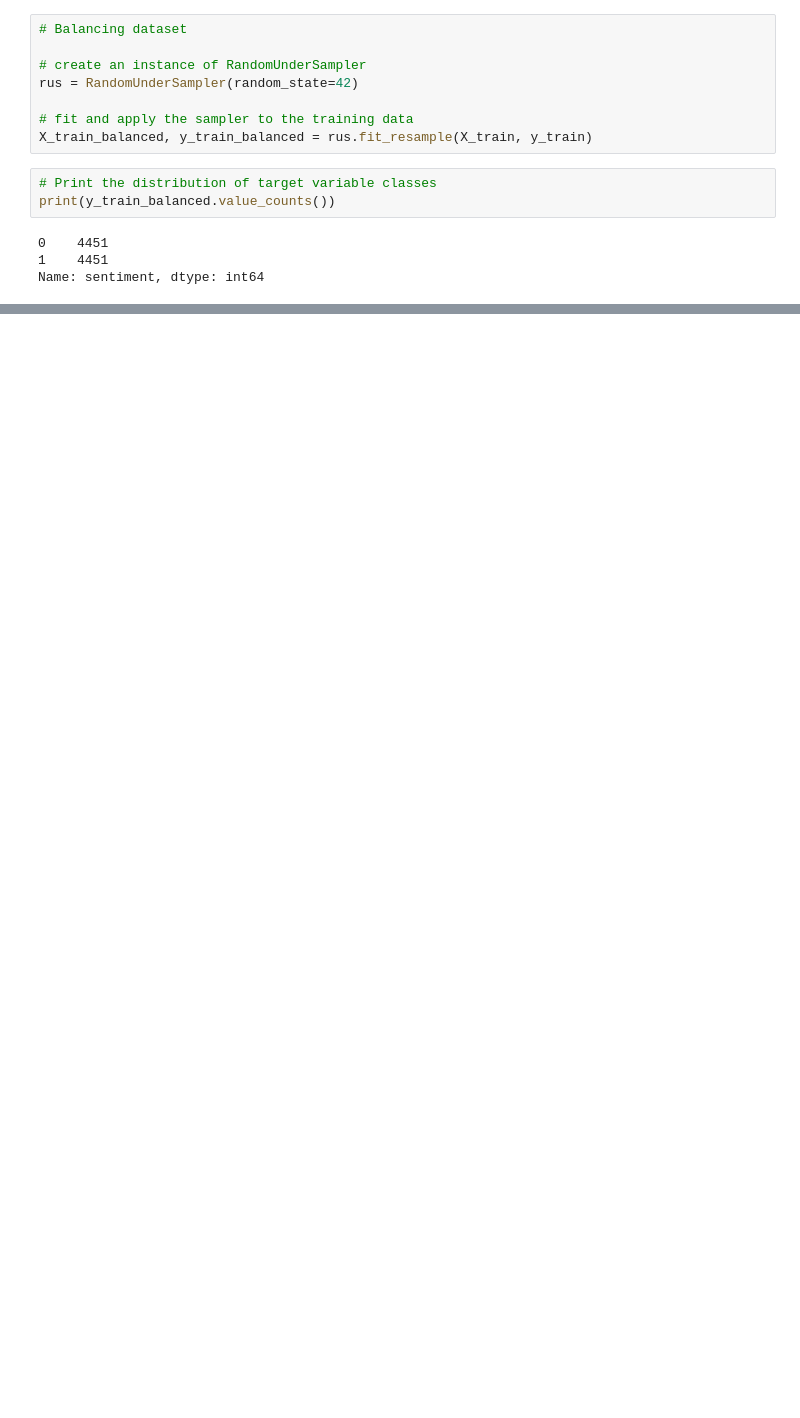
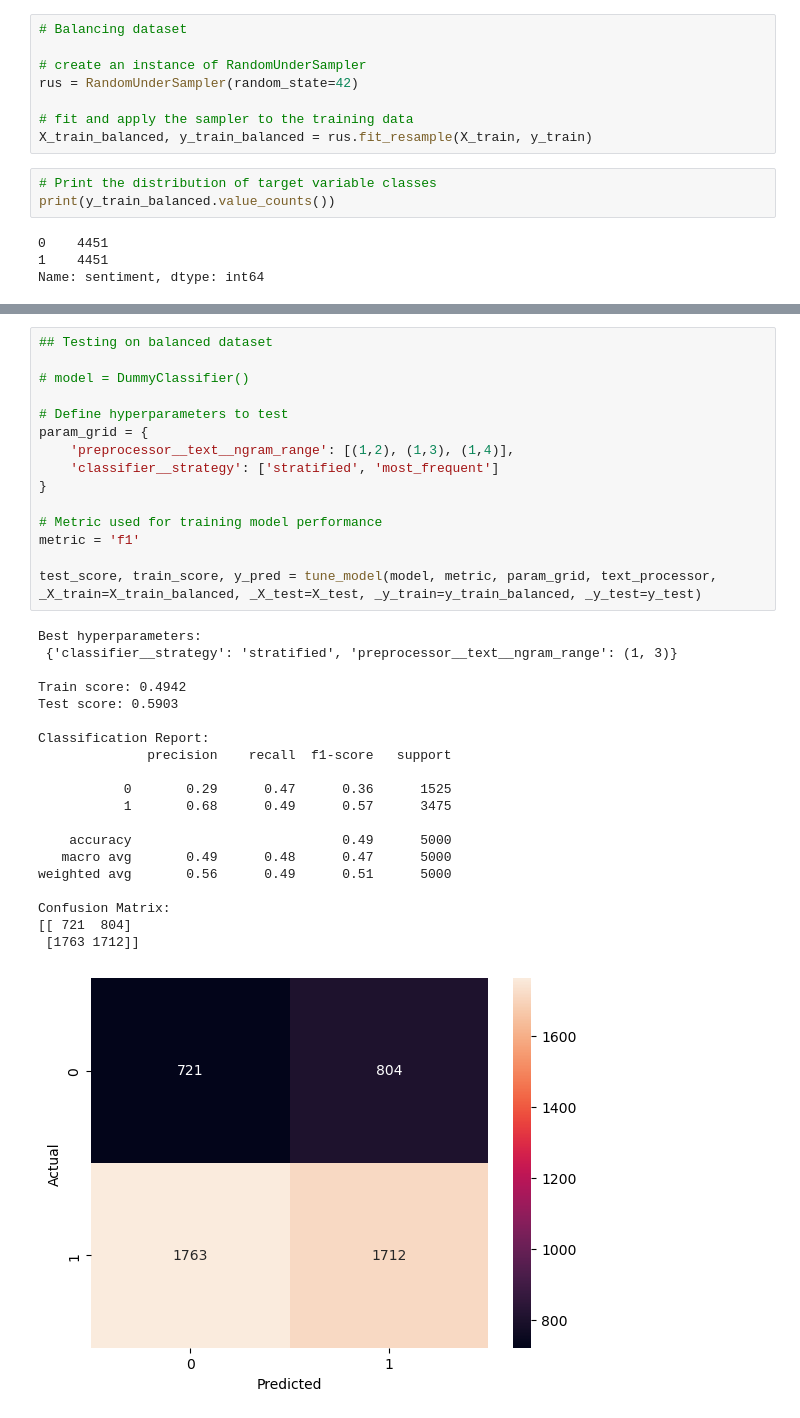
Before and after one commit to helenaglaring/AIML, a Jupyter notebook: AIML_drug_review.ipynb, the cells around one changed output, grey strips where cells are left out. Drawn from its saved outputs; the diff is of its cells as text; blank space fills up the shorter version.

```diff
--- a/AIML_drug_review.ipynb
+++ b/AIML_drug_review.ipynb
@@ -1565,0 +1443,36 @@ weighted avg       0.57      0.50      0.52      5000
+# %%
+## Testing on balanced dataset
+
+# model = DummyClassifier()
+
+# Define hyperparameters to test
+param_grid = {
+    'preprocessor__text__ngram_range': [(1,2), (1,3), (1,4)],
+    'classifier__strategy': ['stratified', 'most_frequent']
+}
+
+# Metric used for training model performance
+metric = 'f1'
+
+test_score, train_score, y_pred = tune_model(model, metric, param_grid, text_processor, _X_train=X_train_balanced, _X_test=X_test, _y_train=y_train_balanced, _y_test=y_test)
+# %% [output]
+Best hyperparameters:
+ {'classifier__strategy': 'stratified', 'preprocessor__text__ngram_range': (1, 3)}
+
+Train score: 0.4942
+Test score: 0.5903
+
+Classification Report:
+              precision    recall  f1-score   support
+
+           0       0.29      0.47      0.36      1525
+           1       0.68      0.49      0.57      3475
+
+    accuracy                           0.49      5000
+   macro avg       0.49      0.48      0.47      5000
+weighted avg       0.56      0.49      0.51      5000
+
+Confusion Matrix:
+[[ 721  804]
+ [1763 1712]]
+[figure, added]
```
Also changed, not shown: parts of 45 cells of this notebook, 1 other file.
